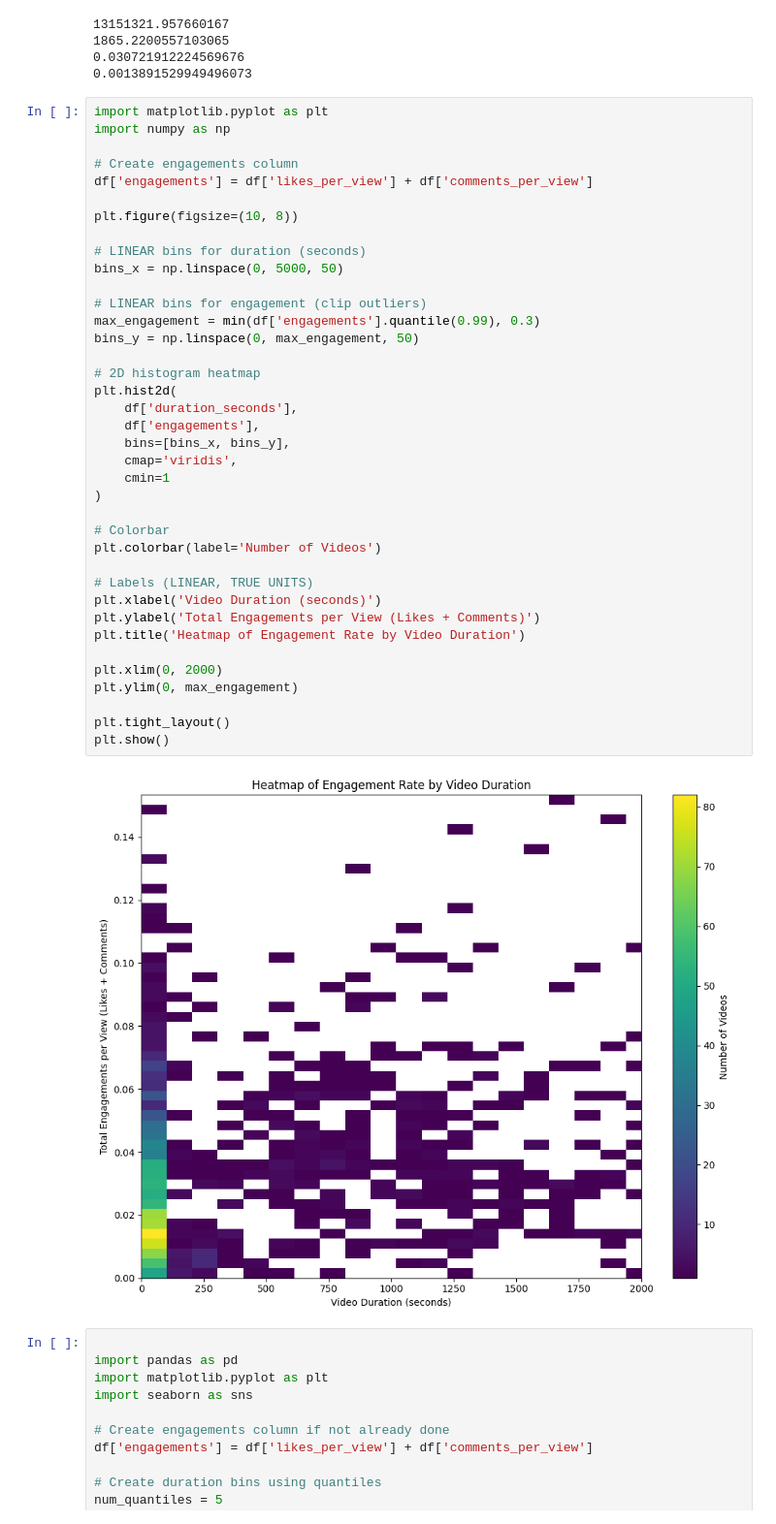
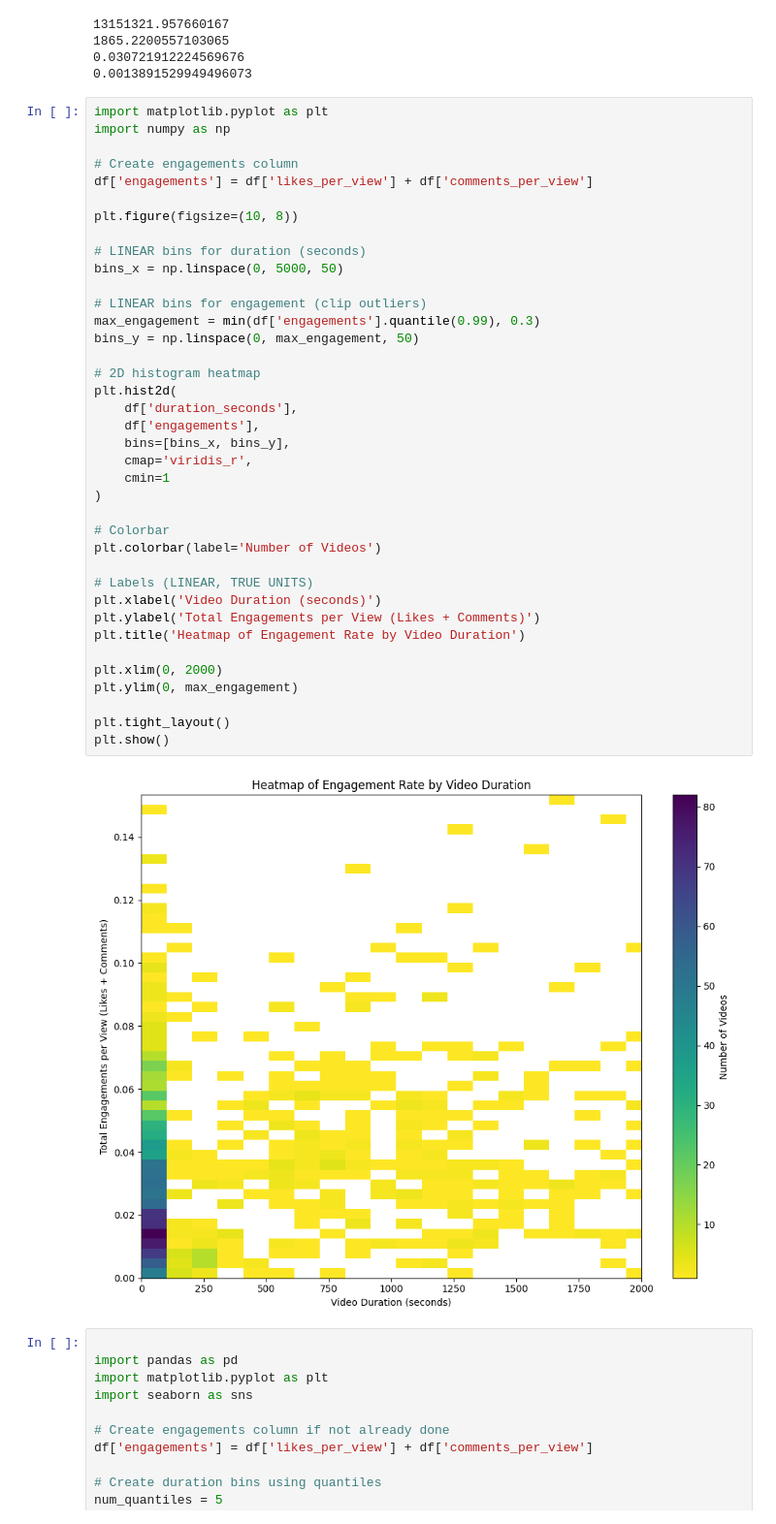
Before and after one commit to Sa3id-jr/analyzing-youtube-engagement, a Jupyter notebook: Figures.ipynb, the cells around one changed output. Shown at 97% size. Saved outputs shown, nothing was run; the diff lists cells and outputs as text.

```diff
--- a/Figures.ipynb
+++ b/Figures.ipynb
@@ -115,35 +115,35 @@ plt.figure(figsize=(10, 8))
 
 # LINEAR bins for duration (seconds)
 bins_x = np.linspace(0, 5000, 50)
 
 # LINEAR bins for engagement (clip outliers)
 max_engagement = min(df['engagements'].quantile(0.99), 0.3)
 bins_y = np.linspace(0, max_engagement, 50)
 
 # 2D histogram heatmap
 plt.hist2d(
     df['duration_seconds'],
     df['engagements'],
     bins=[bins_x, bins_y],
-    cmap='viridis',
+    cmap='viridis_r',
     cmin=1
 )
 
 # Colorbar
 plt.colorbar(label='Number of Videos')
 
 # Labels (LINEAR, TRUE UNITS)
 plt.xlabel('Video Duration (seconds)')
 plt.ylabel('Total Engagements per View (Likes + Comments)')
 plt.title('Heatmap of Engagement Rate by Video Duration')
 
 plt.xlim(0, 2000)
 plt.ylim(0, max_engagement)
 
 plt.tight_layout()
 plt.show()
 # %% [output]
-[figure, old version]
+[figure, new version]
 # %%
 
 import pandas as pd
```
